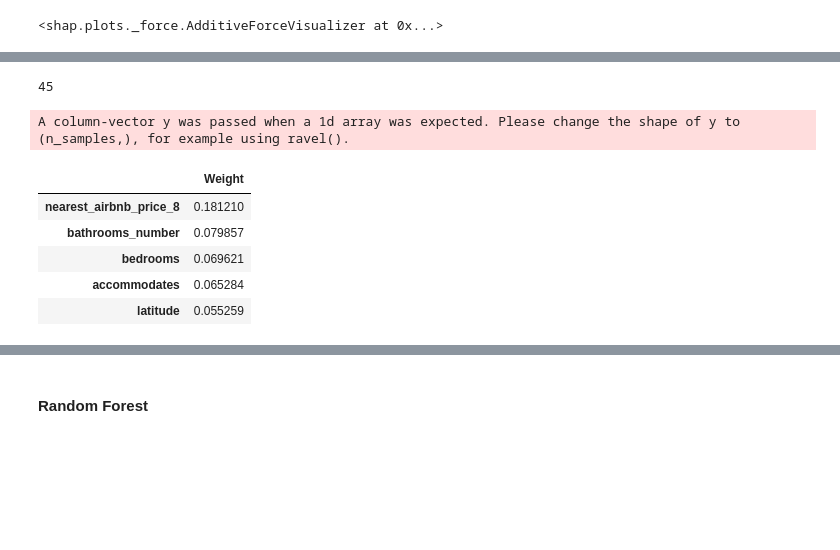
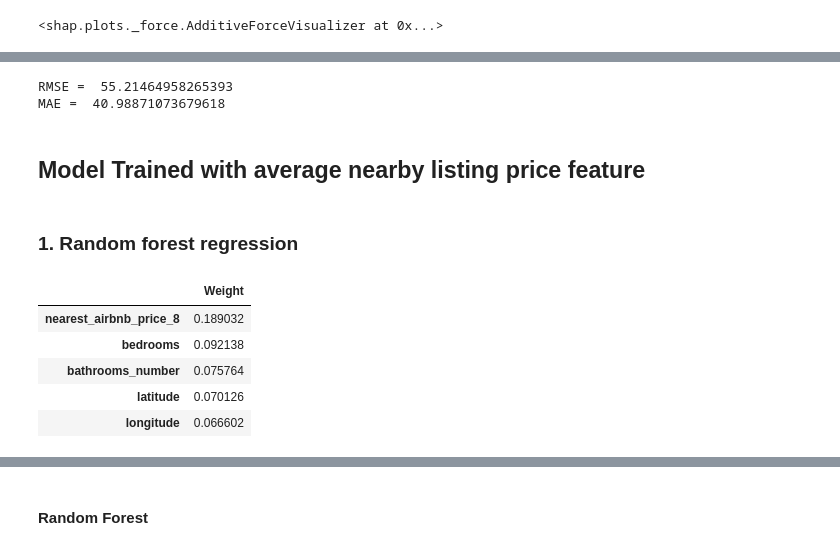
Before and after one commit to StellaLii/Airbnb-Project, a Jupyter notebook: vancouver_model/Machine_Learning_Model.ipynb, the cells around one changed output, grey strips where cells are left out. Saved outputs shown, nothing was run; the diff lists cells and outputs as text; code cells hidden in the pictures; blank space fills up the shorter version.

```diff
--- a/vancouver_model/Machine_Learning_Model.ipynb
+++ b/vancouver_model/Machine_Learning_Model.ipynb
@@ -533,25 +584,36 @@ shap.force_plot(explainer.expected_value, shap_values[0,:], X_test.iloc[0,:])
+# %%
+mse = sklearn.metrics.mean_squared_error(y_test_1, y_predict_gb)
+mae = sklearn.metrics.mean_absolute_error(y_test_1, y_predict_gb)
+
+rmse = math.sqrt(mse)
+
+print("RMSE = ", rmse)
+print("MAE = ", mae)
+# %% [output]
+RMSE =  55.21464958265393
+MAE =  40.98871073679618
+# %% [markdown]
+## Model Trained with average nearby listing price feature
 # %%
 X_test_2 = pd.read_csv('preprocessed_2_X_test_2.csv', sep=',')
 y_test_2 = pd.read_csv('preprocessed_2_y_test_2.csv', sep=',')
 X_train_2 = pd.read_csv('preprocessed_2_X_train.csv', sep=',')
 y_train_2 = pd.read_csv('preprocessed_2_y_train.csv', sep=',')
-print(len(y_test_2))
-
-regressor = RandomForestRegressor(n_estimators = 50, max_features = 'sqrt', max_depth = 50)
-regressor.fit(X_train_2, y_train_2)
-y_predict = regressor.predict(X_test_2)
-# %% [output]
-45
-A column-vector y was passed when a 1d array was expected. Please change the shape of y to (n_samples,), for example using ravel().
+# %% [markdown]
+### 1. Random forest regression
+# %%
+rf_2 = RandomForestRegressor(n_estimators = 40, max_features = 'sqrt', max_depth = 50)
+rf_2.fit(X_train_2, y_train_2)
+y_predict_rf_2 = rf_2.predict(X_test_2)
 # %%
-importancesRF = regressor.feature_importances_
+importancesRF = rf_2.feature_importances_
 feat_imp1 = pd.DataFrame(importancesRF, columns=['Weight'], index=X_train_2.columns)
 feat_imp1.sort_values('Weight', inplace=True, ascending=False)
 feat_imp1.head(5)
 # %% [output]
 |  | Weight |
-| nearest_airbnb_price_8 | 0.181210 |
-| bathrooms_number | 0.079857 |
-| bedrooms | 0.069621 |
-| accommodates | 0.065284 |
-| latitude | 0.055259 |
+| nearest_airbnb_price_8 | 0.189032 |
+| bedrooms | 0.092138 |
+| bathrooms_number | 0.075764 |
+| latitude | 0.070126 |
+| longitude | 0.066602 |
```
Also changed, not shown: parts of 50 cells of this notebook, 1 other file.
